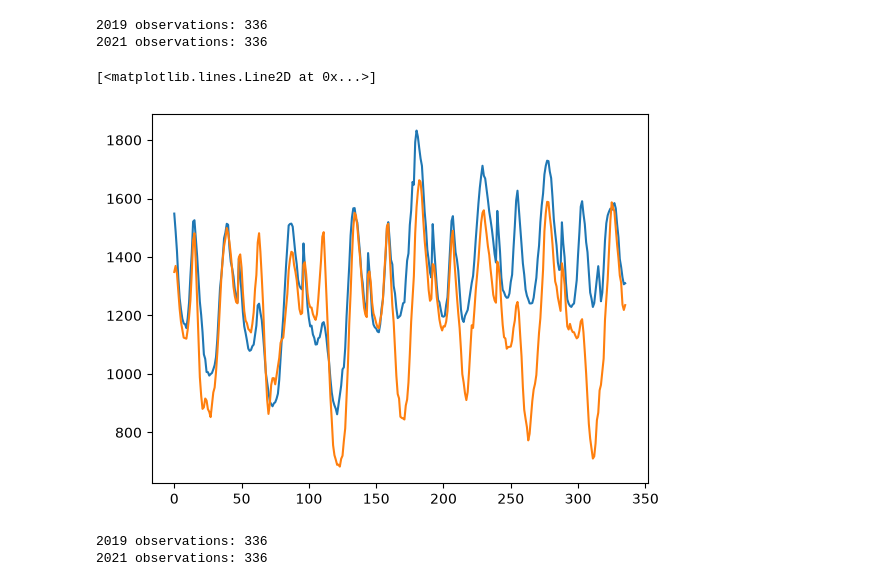
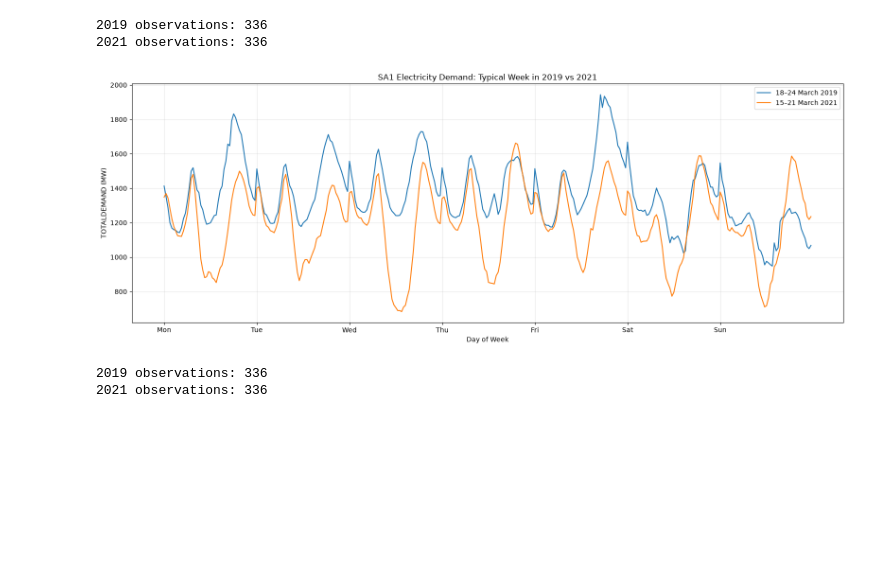
Before and after one commit to ziqi2026/Detecting-and-Adapting-to-Concept-Drift-in-Time-Series-Forecasting, a Jupyter notebook: notebooks/01_AEMO_Data_Preparation.ipynb, the cells around one changed output. Drawn from its saved outputs; the diff is of its cells as text; code cells hidden in the pictures; blank space fills up the shorter version.

```diff
--- a/notebooks/01_AEMO_Data_Preparation.ipynb
+++ b/notebooks/01_AEMO_Data_Preparation.ipynb
@@ -677,12 +677,12 @@ plt.show()
 # %% [output]
 [figure]
 # %%
-# Select the same week from 2019 and 2021 for SA1
+# SA1: Monday-to-Sunday comparison
 
 week_2019_sa1 = sa1_30min[
-    (sa1_30min["SETTLEMENTDATE"] >= "2019-03-15 00:00:00")
+    (sa1_30min["SETTLEMENTDATE"] >= "2019-03-18 00:00:00")
     &
-    (sa1_30min["SETTLEMENTDATE"] < "2019-03-22 00:00:00")
+    (sa1_30min["SETTLEMENTDATE"] < "2019-03-25 00:00:00")
 ].copy()
 
 week_2021_sa1 = sa1_30min[
@@ -697,24 +697,46 @@ print("2021 observations:", len(week_2021_sa1))
 2019 observations: 336
 2021 observations: 336
 # %%
+plt.figure(figsize=(16, 6))
+
 x = range(len(week_2019_sa1))
 
 plt.plot(
     x,
     week_2019_sa1["TOTALDEMAND"].values,
     label="18–24 March 2019",
     linewidth=1.5
 )
 
 plt.plot(
     x,
     week_2021_sa1["TOTALDEMAND"].values,
     label="15–21 March 2021",
     linewidth=1.5
 )
+
+day_positions = [i * 48 for i in range(7)]
+
+day_labels = [
+    "Mon", "Tue", "Wed",
+    "Thu", "Fri", "Sat", "Sun"
+]
+
+plt.xticks(day_positions, day_labels)
+
+plt.title(
+    "SA1 Electricity Demand: Typical Week in 2019 vs 2021"
+)
+
+plt.xlabel("Day of Week")
+plt.ylabel("TOTALDEMAND (MW)")
+plt.legend()
+plt.grid(alpha=0.3)
+
+plt.tight_layout()
+plt.show()
 # %% [output]
-[<matplotlib.lines.Line2D at 0x...>]
-[figure, old version]
+[figure, new version]
 # %%
 # NSW1: Monday-to-Sunday comparison
 
```
Also changed, not shown: parts of 1 cell of this notebook.
